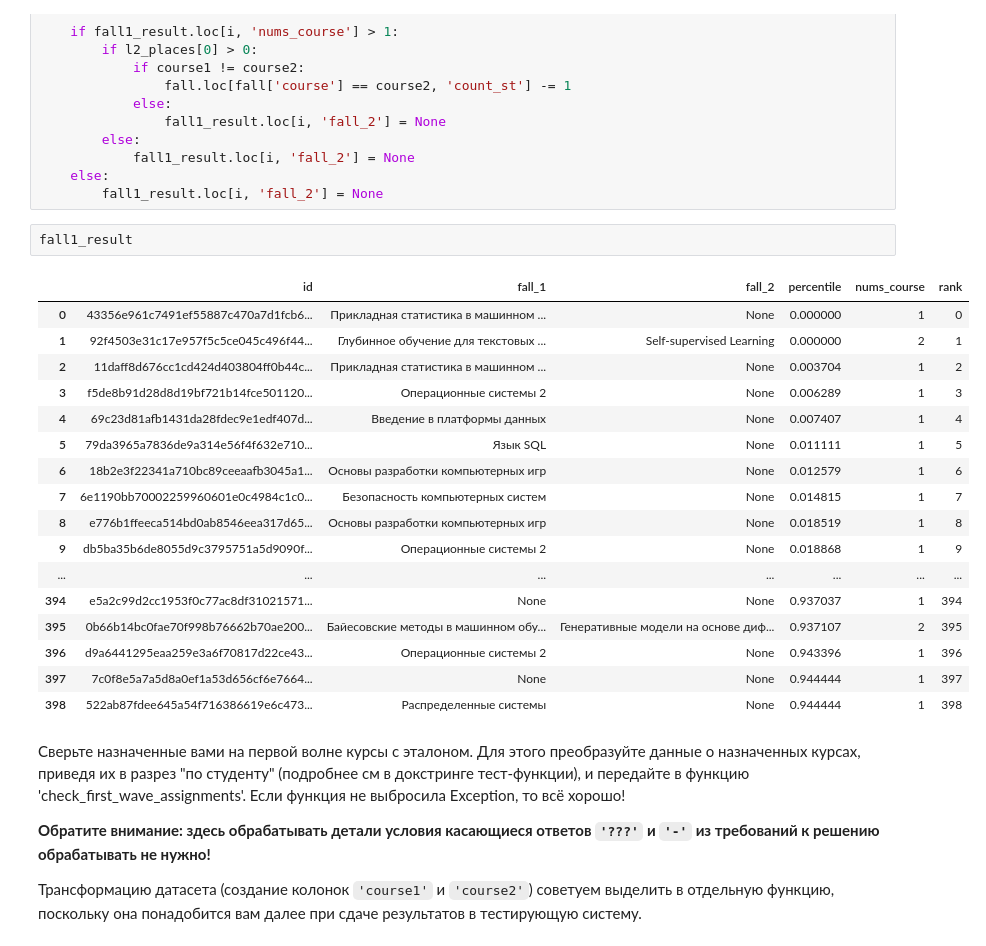
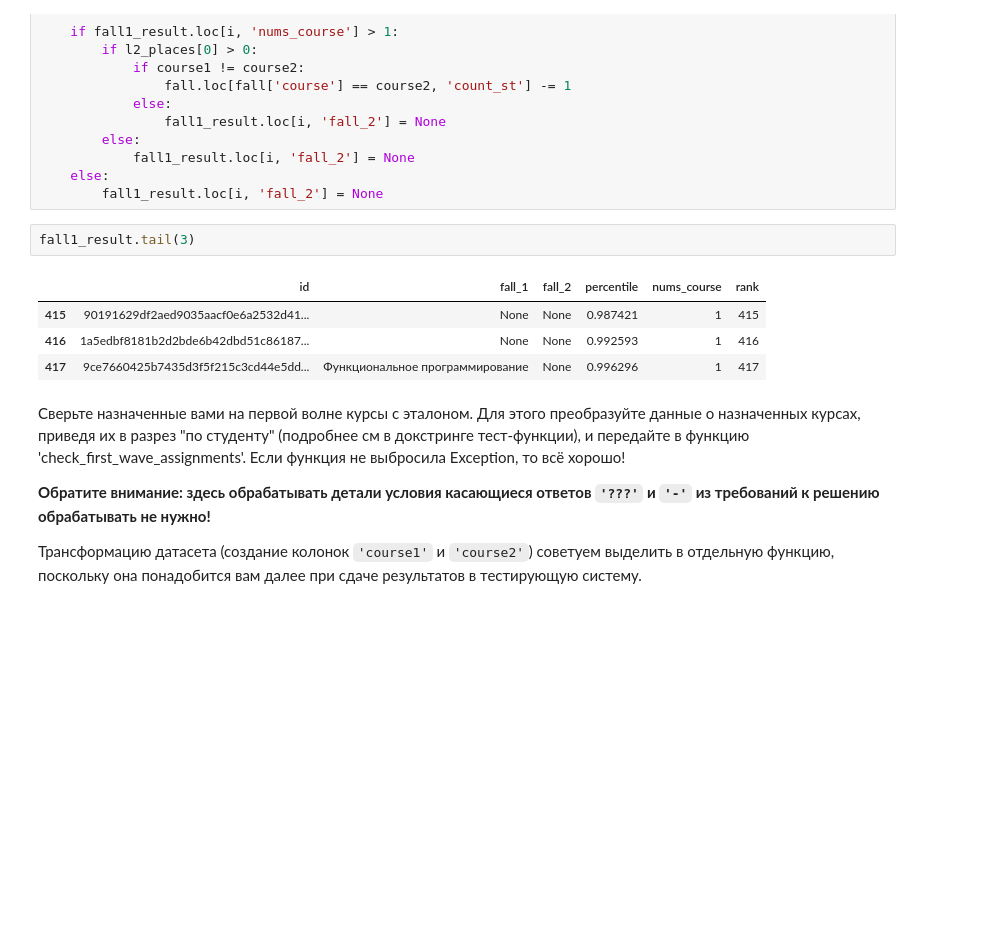
Before and after one commit to valleY-ku/pandas_ml, a Jupyter notebook: homework_practice_01_pandas_Кузменок.ipynb, the cells around one changed output. Cells and saved outputs as stored; diff of their text form; blank space fills up the shorter version.

```diff
--- a/homework_practice_01_pandas_Кузменок.ipynb
+++ b/homework_practice_01_pandas_Кузменок.ipynb
@@ -645,25 +630,12 @@ for i in range(len(fall1_result)):
     else:
         fall1_result.loc[i, 'fall_2'] = None
 # %%
-fall1_result
+fall1_result.tail(3)
 # %% [output]
 |  | id | fall_1 | fall_2 | percentile | nums_course | rank |
-| 0 | 43356e961c7491ef55887c470a7d1fcb6... | Прикладная статистика в машинном ... | None | 0.000000 | 1 | 0 |
-| 1 | 92f4503e31c17e957f5c5ce045c496f44... | Глубинное обучение для текстовых ... | Self-supervised Learning | 0.000000 | 2 | 1 |
-| 2 | 11daff8d676cc1cd424d403804ff0b44c... | Прикладная статистика в машинном ... | None | 0.003704 | 1 | 2 |
-| 3 | f5de8b91d28d8d19bf721b14fce501120... | Операционные системы 2 | None | 0.006289 | 1 | 3 |
-| 4 | 69c23d81afb1431da28fdec9e1edf407d... | Введение в платформы данных | None | 0.007407 | 1 | 4 |
-| 5 | 79da3965a7836de9a314e56f4f632e710... | Язык SQL | None | 0.011111 | 1 | 5 |
-| 6 | 18b2e3f22341a710bc89ceeaafb3045a1... | Основы разработки компьютерных игр | None | 0.012579 | 1 | 6 |
-| 7 | 6e1190bb70002259960601e0c4984c1c0... | Безопасность компьютерных систем | None | 0.014815 | 1 | 7 |
-| 8 | e776b1ffeeca514bd0ab8546eea317d65... | Основы разработки компьютерных игр | None | 0.018519 | 1 | 8 |
-| 9 | db5ba35b6de8055d9c3795751a5d9090f... | Операционные системы 2 | None | 0.018868 | 1 | 9 |
-| ... | ... | ... | ... | ... | ... | ... |
-| 394 | e5a2c99d2cc1953f0c77ac8df31021571... | None | None | 0.937037 | 1 | 394 |
-| 395 | 0b66b14bc0fae70f998b76662b70ae200... | Байесовские методы в машинном обу... | Генеративные модели на основе диф... | 0.937107 | 2 | 395 |
-| 396 | d9a6441295eaa259e3a6f70817d22ce43... | Операционные системы 2 | None | 0.943396 | 1 | 396 |
-| 397 | 7c0f8e5a7a5d8a0ef1a53d656cf6e7664... | None | None | 0.944444 | 1 | 397 |
-| 398 | 522ab87fdee645a54f716386619e6c473... | Распределенные системы | None | 0.944444 | 1 | 398 |
+| 415 | 90191629df2aed9035aacf0e6a2532d41... | None | None | 0.987421 | 1 | 415 |
+| 416 | 1a5edbf8181b2d2bde6b42dbd51c86187... | None | None | 0.992593 | 1 | 416 |
+| 417 | 9ce7660425b7435d3f5f215c3cd44e5dd... | Функциональное программирование | None | 0.996296 | 1 | 417 |
 # %% [markdown]
 Сверьте назначенные вами на первой волне курсы с эталоном. Для этого преобразуйте данные о назначенных курсах, приведя их в разрез "по студенту" (подробнее см в докстринге тест-функции), и передайте в функцию 'check_first_wave_assignments'. Если функция не выбросила Exception, то всё хорошо!
 
```
Also changed, not shown: parts of 7 cells of this notebook.
